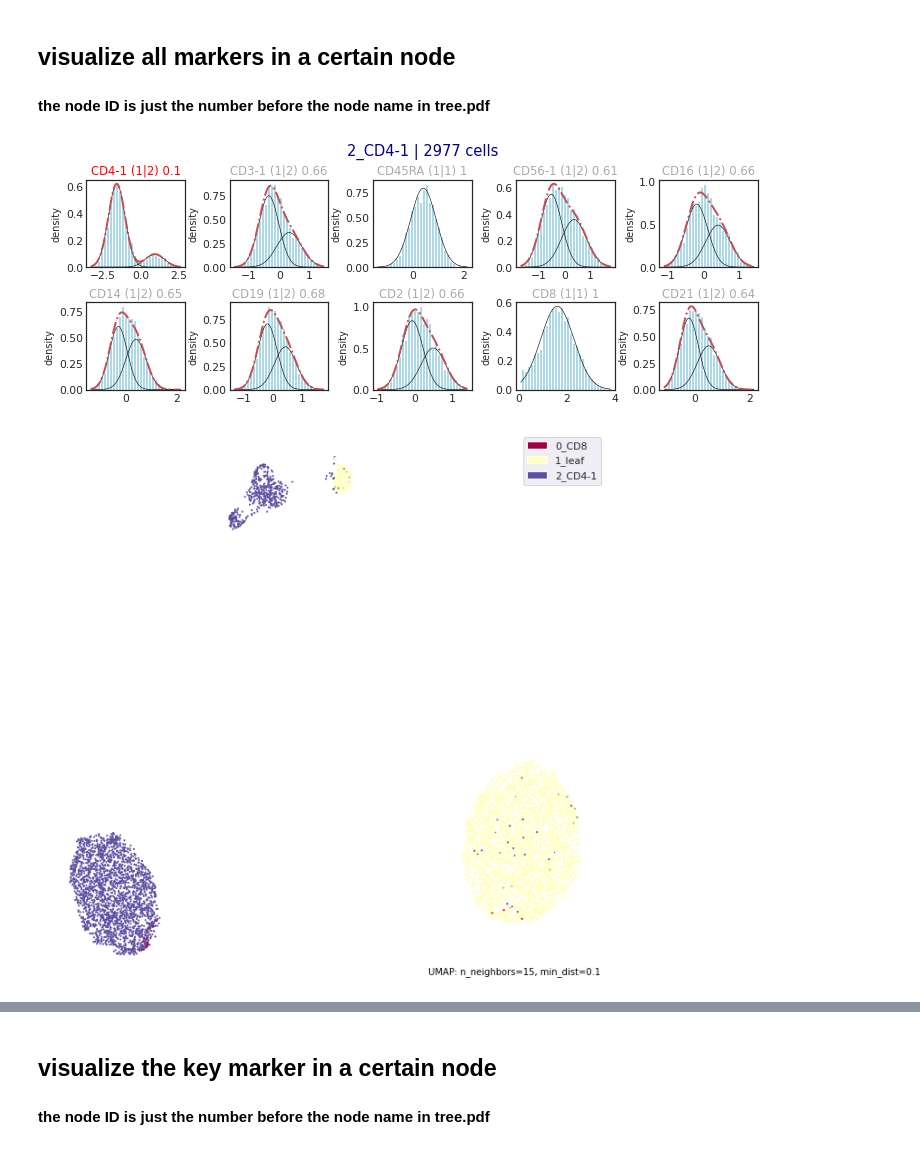
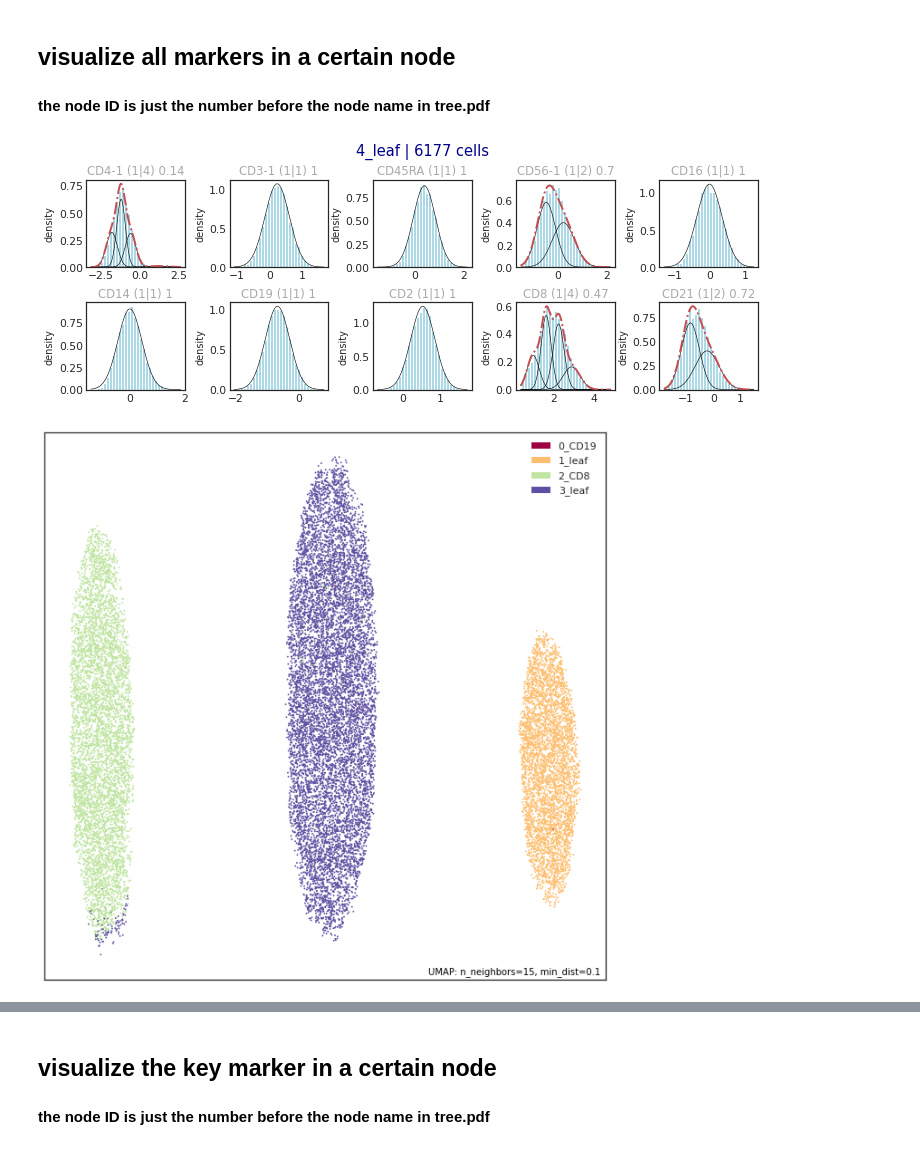
Before and after one commit to xinzhu-email/CITE-pool, a Jupyter notebook: AnalysisTutorial_.ipynb, the cells around one changed output, grey strips where cells are left out. Saved outputs shown, nothing was run; the diff lists cells and outputs as text; code cells hidden in the pictures.

Commit message:
Add visualization Functions

```diff
--- a/AnalysisTutorial_.ipynb
+++ b/AnalysisTutorial_.ipynb
@@ -9,9 +9,9 @@ from matplotlib import pyplot as plt
 # %% [markdown]
 ## load data and tree
 # %%
-data = pd.read_csv('../simulator/ADT_simulator_9_6.csv',header=0,index_col=0)
+data = pd.read_csv('../simulator/ADT_simulator_9_8.csv',header=0,index_col=0)
 
-f = open('CITEsort_out/simulator_9_6/tree.pickle','rb')
+f = open('CITEsort_out/simulator_9_8/tree.pickle','rb')
 tree = pickle.load(f)
 f.close()
 # %%
@@ -27,12 +27,12 @@ visualize_tree(tree,data,outpath='./CITEsort_out',filename='tree_complete',compa
 ## visualize all markers in a certain node
 #### the node ID is just the number before the node name in tree.pdf
 # %%
-node_ID = 2
+node_ID = 4
 traversal.plot_node(data,node_ID,viz_dim=1)
 # %% [output]
-[figure, old version]
+[figure, new version]
 # %%
-traversal.plot_node_umap(data, nodeID=2)
+traversal.plot_node_umap(data, nodeID=3)
 # %% [output]
-[figure, old version]
+[figure, new version]
 # %%
```
Also changed, not shown: parts of 1 cell of this notebook.
